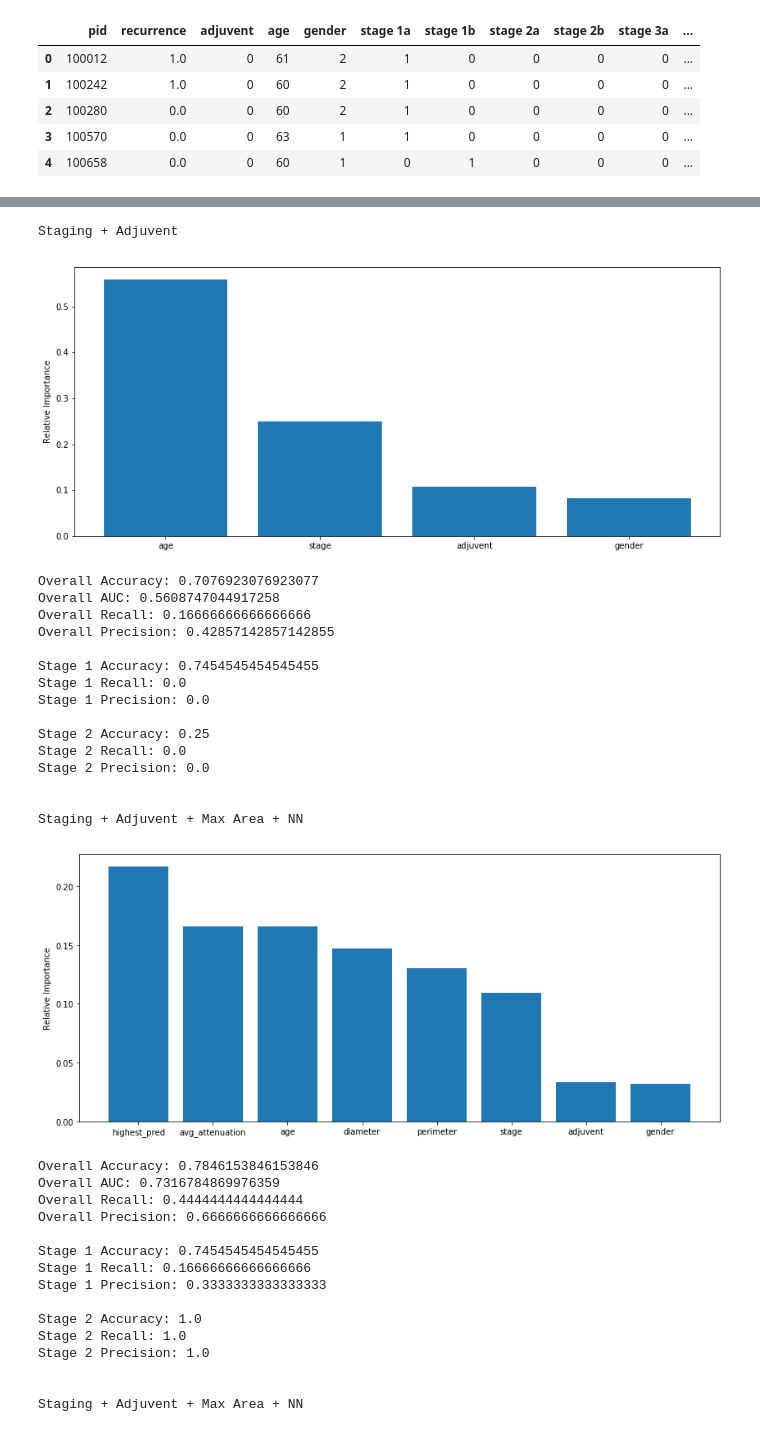
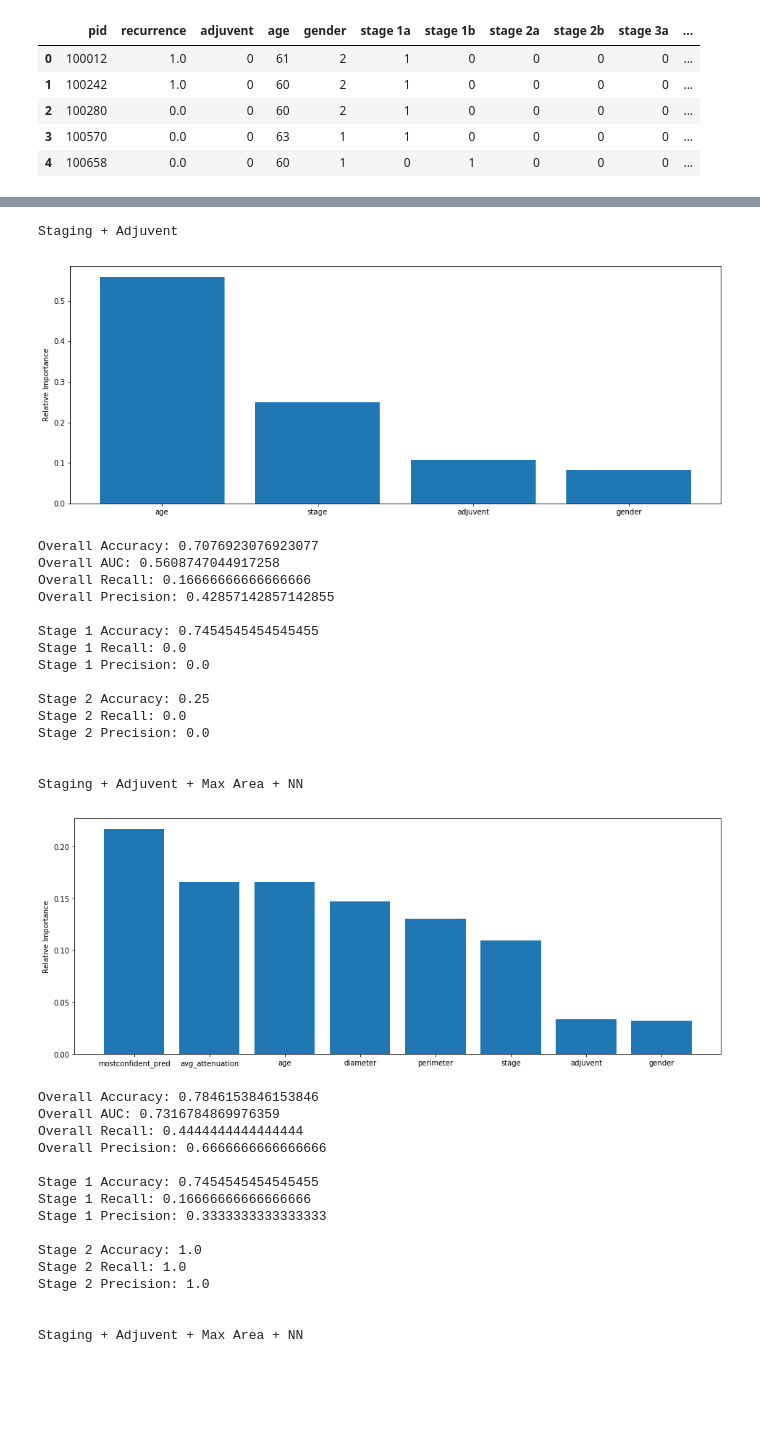
Before and after one commit to maggiebasta/lung-cancer-thesis, a Jupyter notebook: NLST/nlst_train.ipynb, the cells around one changed output, grey strips where cells are left out. Drawn from its saved outputs; the diff is of its cells as text; code cells hidden in the pictures; blank space fills up the shorter version.

```diff
--- a/NLST/nlst_train.ipynb
+++ b/NLST/nlst_train.ipynb
@@ -215,0 +214,31 @@ from sklearn.tree import DecisionTreeClassifier
+# %%
+print("Patient accuracy (using mean score):    " + str(accuracy_score(df_test.recurrence, np.round(df_test.mean_pred))))
+print("Patient accuracy (using highest value): " + str(accuracy_score(df_test.recurrence, np.round(df_test.highest_pred))))
+
+
+df_stage1 = df_test[np.logical_or(df_test['stage 1b'], df_test['stage 1a'])]
+print(f'\nStage 1 Accuracy (using mean score): {accuracy_score(df_stage1.recurrence, np.round(df_stage1.mean_pred))}')
+print(f'Stage 1 Recall (using mean score): {recall_score(df_stage1.recurrence, np.round(df_stage1.mean_pred))}')
+print(f'Stage 1 Precision (using mean score): {precision_score(df_stage1.recurrence, np.round(df_stage1.mean_pred))}')
+print(f'Stage 1 Accuracy (using highest value): {accuracy_score(df_stage1.recurrence, np.round(df_stage1.mostconfident_pred))}')
+print(f'Stage 1 Recall (using highest value): {recall_score(df_stage1.recurrence, np.round(df_stage1.mostconfident_pred))}')
+print(f'Stage 1 Precision (using highest value): {precision_score(df_stage1.recurrence, np.round(df_stage1.mostconfident_pred))}')
+
+df_stage2 = df_test[np.logical_or(df_test['stage 2b'], df_test['stage 2a'])]
+print(f'\nStage 2 Accuracy (using mean score): {accuracy_score(df_stage2.recurrence, np.round(df_stage2.mean_pred))}')
+print(f'Stage 2 Recall (using mean score): {recall_score(df_stage2.recurrence, np.round(df_stage2.mean_pred))}')
+print(f'Stage 2 Precision (using mean score): {precision_score(df_stage2.recurrence, np.round(df_stage2.mean_pred))}')
+print(f'Stage 2 Accuracy (using highest value): {accuracy_score(df_stage2.recurrence, np.round(df_stage2.mostconfident_pred))}')
+print(f'Stage 2 Recall (using highest value): {recall_score(df_stage2.recurrence, np.round(df_stage2.mostconfident_pred))}')
+print(f'Stage 2 Precision (using highest value): {precision_score(df_stage2.recurrence, np.round(df_stage2.mostconfident_pred))}')
+
+print("\nPatient AUC (using mean score):    " + str(roc_auc_score(df_test.recurrence, list(df_test.mean_pred))))
+print("Patient AUC (using highest value): " + str(roc_auc_score(df_test.recurrence, list(df_test.mostconfident_pred))))
+
+fig, axs = plt.subplots(1, 2, figsize=(12, 4))
+plot_auc(df_test.recurrence, df_test.mean_pred, axs[0])
+plot_auc(df_test.recurrence, df_test.highest_pred, axs[1])
+
+axs[0].set_title("Patient AUC Using Mean Score")
+axs[1].set_title("Patient AUC Using Highest Score")
+plt.show()
@@ -226,7 +277,7 @@ def evaluate(features):
     sorted_indices = np.argsort(importances)[::-1]
     sorted_importances = [importances[i] for i in sorted_indices]
 
-    fig, ax = plt.subplots(1, 1, figsize=(14, 6))
+    fig, ax = plt.subplots(1, 1, figsize=(16, 6))
     x = range(1, len(sorted_indices)+1)
     ax.bar(x, sorted_importances)
     ax.set_ylabel('Relative Importance')
@@ -256,28 +307,28 @@ def evaluate(features):
 # %%
 
 print("Staging + Adjuvent")
 evaluate([
     'adjuvent', 'stage', 'gender', 'age'
 
 ])
 
 print()
 print("\nStaging + Adjuvent + Max Area + NN")
 evaluate([
-    'adjuvent', 'stage', 'highest_pred','diameter',
+    'adjuvent', 'stage', 'mostconfident_pred','diameter',
     'avg_attenuation', 'perimeter', 'gender', 'age'
 ])
 
 
 print()
 print("\nStaging + Adjuvent + Max Area + NN")
 evaluate([
     'adjuvent', 'stage', 'mean_pred','diameter',
     'avg_attenuation', 'perimeter', 'gender', 'age'
 ])
 # %% [output]
 Staging + Adjuvent
-[figure, old version]
+[figure, new version]
 Overall Accuracy: 0.7076923076923077
 Overall AUC: 0.5608747044917258
 Overall Recall: 0.16666666666666666
@@ -293,7 +344,7 @@ Stage 2 Precision: 0.0
 
 
 Staging + Adjuvent + Max Area + NN
-[figure, old version]
+[figure, new version]
 Overall Accuracy: 0.7846153846153846
 Overall AUC: 0.7316784869976359
 Overall Recall: 0.4444444444444444
```
Also changed, not shown: parts of 9 cells of this notebook.
